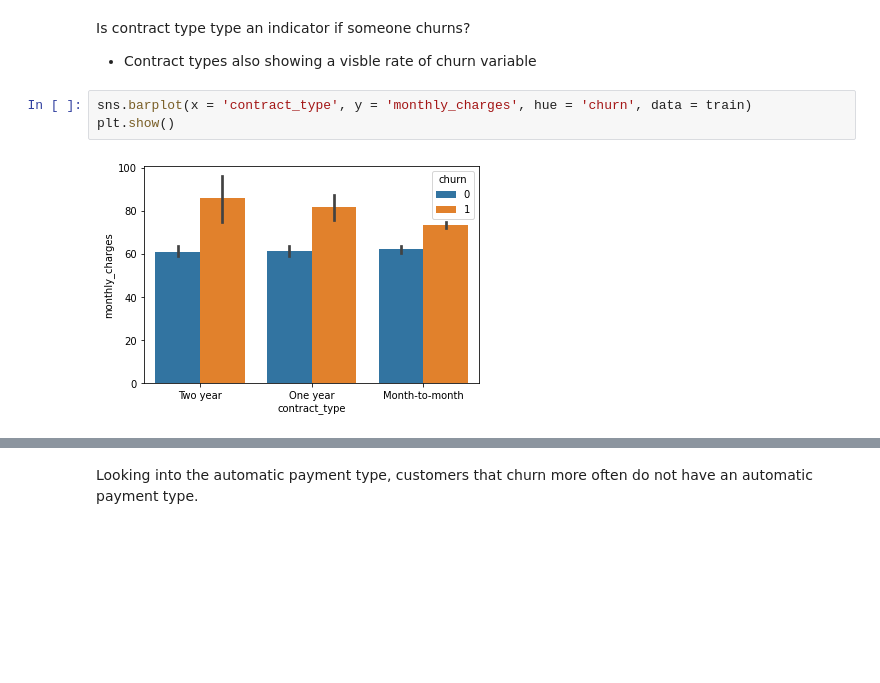
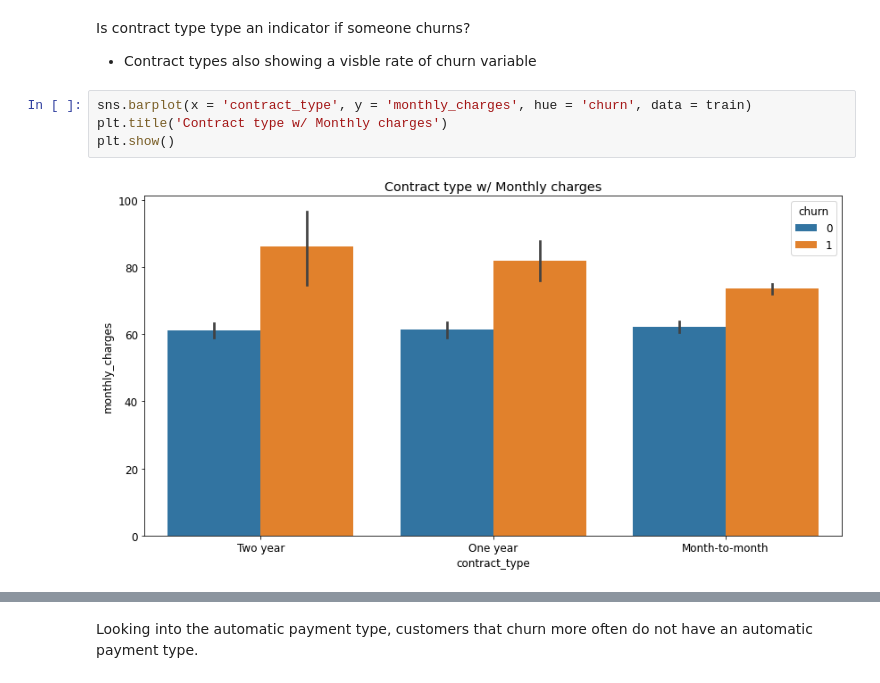
Before and after one commit to CurtisJohansen/classification_project, a Jupyter notebook: Telco_Churn_Classification_Project.ipynb, the cells around one changed output, grey strips where cells are left out. Drawn from its saved outputs; the diff is of its cells as text; blank space fills up the shorter version.

```diff
--- a/Telco_Churn_Classification_Project.ipynb
+++ b/Telco_Churn_Classification_Project.ipynb
@@ -278,8 +280,9 @@ Is contract type type an indicator if someone churns?
 - Contract types also showing a visble rate of churn variable
 # %%
 sns.barplot(x = 'contract_type', y = 'monthly_charges', hue = 'churn', data = train)
+plt.title('Contract type w/ Monthly charges')
 plt.show()
 # %% [output]
-[figure, old version]
+[figure, new version]
 # %%
 sns.barplot(x = 'contract_type', y = 'is_auto_pay', hue = 'churn', data = train)
```
Also changed, not shown: parts of 7 cells of this notebook.
